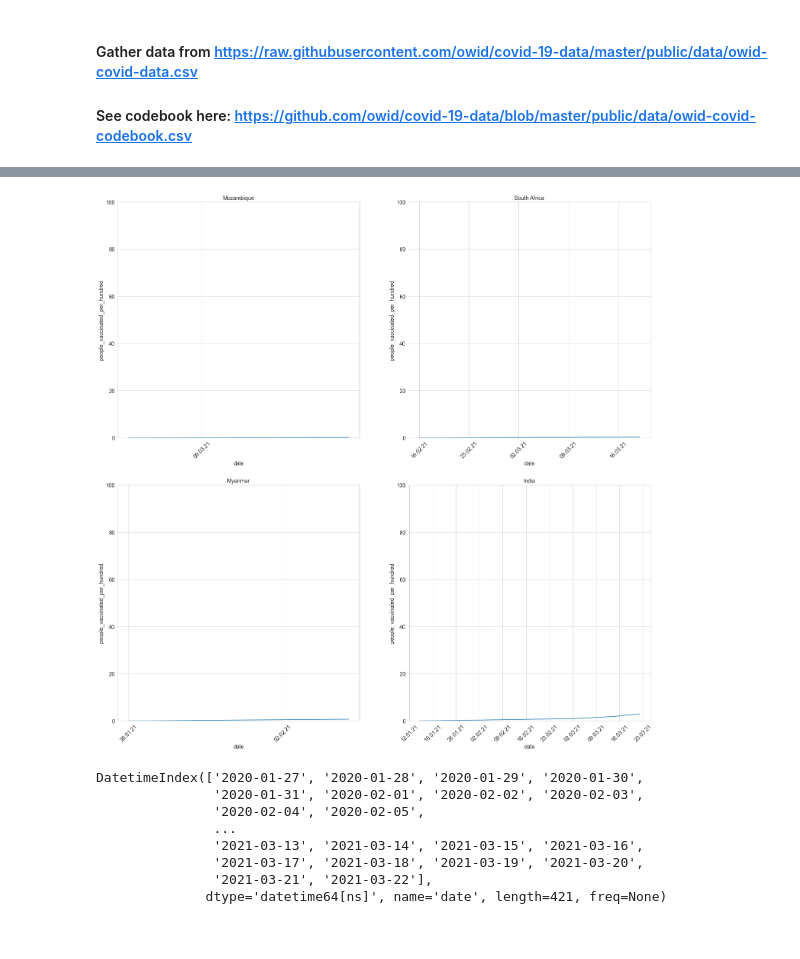
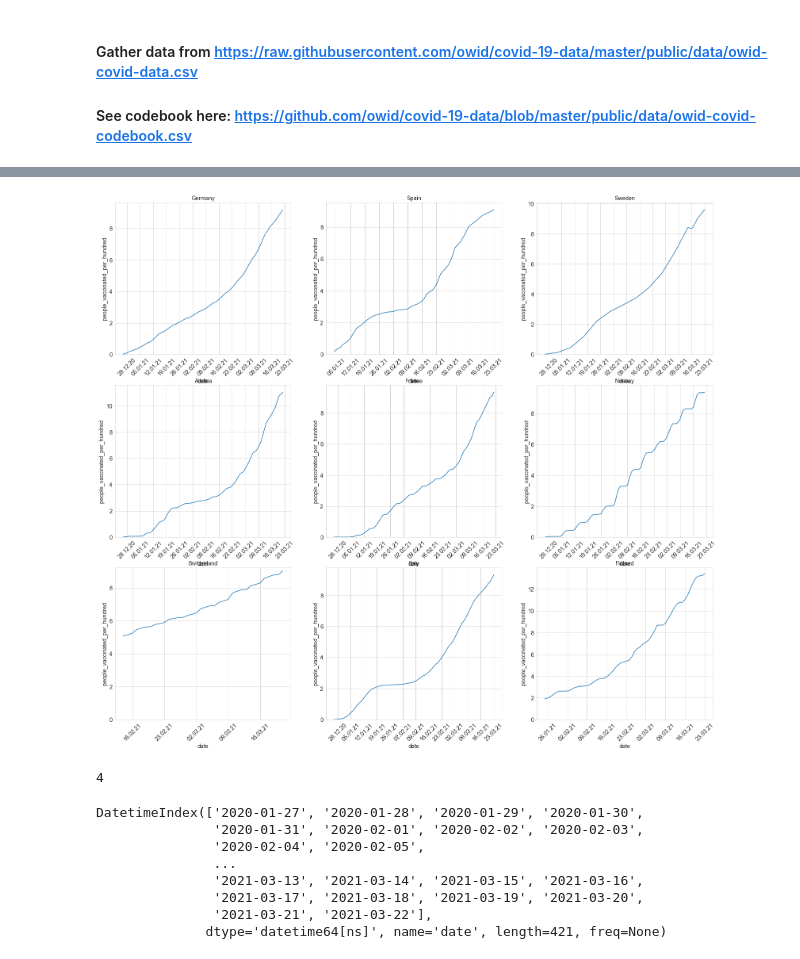
Before and after one commit to normannexo/COVID-19, a Jupyter notebook: owid_vaccinations.ipynb, the cells around one changed output, grey strips where cells are left out. Cells and saved outputs as stored; diff of their text form; code cells hidden in the pictures.

```diff
--- a/owid_vaccinations.ipynb
+++ b/owid_vaccinations.ipynb
@@ -72,0 +56,3 @@ df_world
+# %%
+countries_with_vacc_data = df_world.sort_index().reset_index().groupby('location').last()['people_vaccinated_per_hundred'].dropna().index.to_list()
+countries_with_vacc_data
@@ -73,17 +77,24 @@ df_world
 # %%
-countries = np.random.choice(df_world[df_world.population > 10000000].index.get_level_values(0).drop_duplicates().to_list(), 4)
+cols, rows = 3,3
+countries = np.random.choice(df_world.loc[countries_with_vacc_data].index.get_level_values(0).drop_duplicates().to_list(), cols*rows)
+countries = ['Germany', 'Spain', 'Sweden', 'Austria', 'France', 'Norway', 'Switzerland', 'Italy', 'Finland']
 
-fig, ax = plt.subplots(2, 2, figsize=(25,25))
+fig, ax = plt.subplots(rows, cols , figsize=(cols*9,rows*7 +3))
 for i, country in enumerate(countries, 1):
-    plt.subplot(2, 2, i)
+    plt.subplot(rows, cols, i)
     ax = sns.lineplot(data = df_world.loc[country], x=df_world.loc[country].index, y='people_vaccinated_per_hundred')
     ax.set_title(country)
     ax.xaxis.set_major_locator(mdates.WeekdayLocator())
     ax.xaxis.set_major_formatter(mdates.DateFormatter('%d.%m.%y'))
     ax.xaxis.set_tick_params(rotation=45)
-    ax.set_ylim(ymin=0, ymax=100)
+    ax.set_ylim(ymin=0)
 # %% [output]
-[figure, old version]
+[figure, new version]
+# %%
+cols, rows = 2, 4
+rows
+# %% [output]
+4
 # %%
 df_world.loc['Germany'].index
 # %% [output]
```
Also changed, not shown: parts of 6 cells of this notebook.
